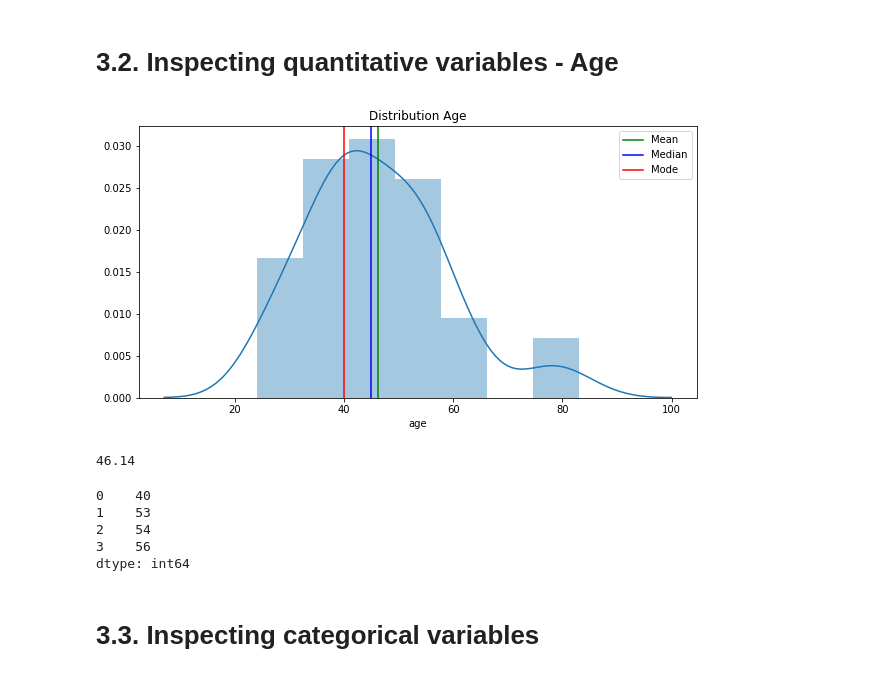
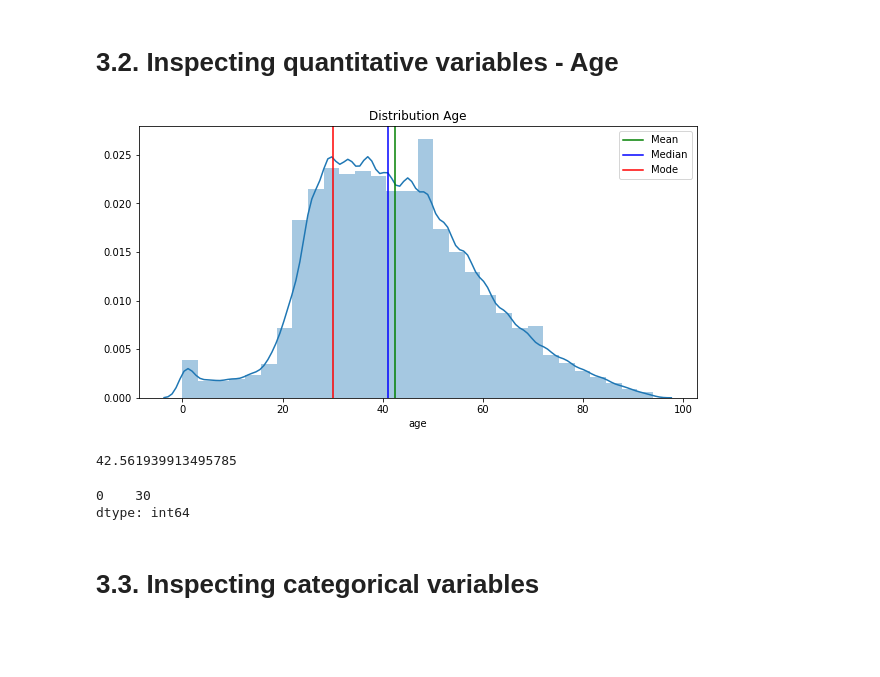
Before and after one commit to mricardovallejo/IACollege_, a Jupyter notebook: SUPERVISE_/TPFinal_Supervise1.ipynb, the cells around one changed output. Saved outputs shown, nothing was run; the diff lists cells and outputs as text; code cells hidden in the pictures; blank space fills up the shorter version.

```diff
--- a/SUPERVISE_/TPFinal_Supervise1.ipynb
+++ b/SUPERVISE_/TPFinal_Supervise1.ipynb
@@ -15,7 +15,7 @@ import seaborn as sns
 
 dataOriginal = pd.read_csv("covid.csv")
 pd.set_option('display.max_rows', None)
-dataOriginal = dataOriginal.head(50)
+dataOriginal = dataOriginal
 dataOriginal.head(5)
 # %% [output]
 |  | id | sex | patient_type | entry_date | date_symptoms | date_died | intubed | pneumonia | age | ... |
@@ -171,31 +171,28 @@ dataModel.shape[0] - dataOriginal.shape[0]
 # %%
 import seaborn as sns
 
 mean=dataModel['age'].mean();
 median=dataModel['age'].median();
 mode=dataModel['age'].mode();
 fig, ax = plt.subplots(figsize=(10,5));
 
-sns.distplot(dataModel['age']);
+sns.distplot(dataModel['age'], bins=30);
 plt.title('Distribution Age');
 plt.axvline(mean,color='green',label='Mean');
 plt.axvline(median,color='blue',label='Median');
 plt.axvline(mode[0],color='red',label='Mode')
 
 plt.legend();
 # %% [output]
-[figure, old version]
+[figure, new version]
 # %%
 mean
 # %% [output]
-46.14
+42.561939913495785
 # %%
 mode
 # %% [output]
-0    40
-1    53
-2    54
-3    56
+0    30
 dtype: int64
 # %% [markdown]
 # 3.3. Inspecting categorical variables
```
Also changed, not shown: parts of 93 cells of this notebook, 19 other files.
